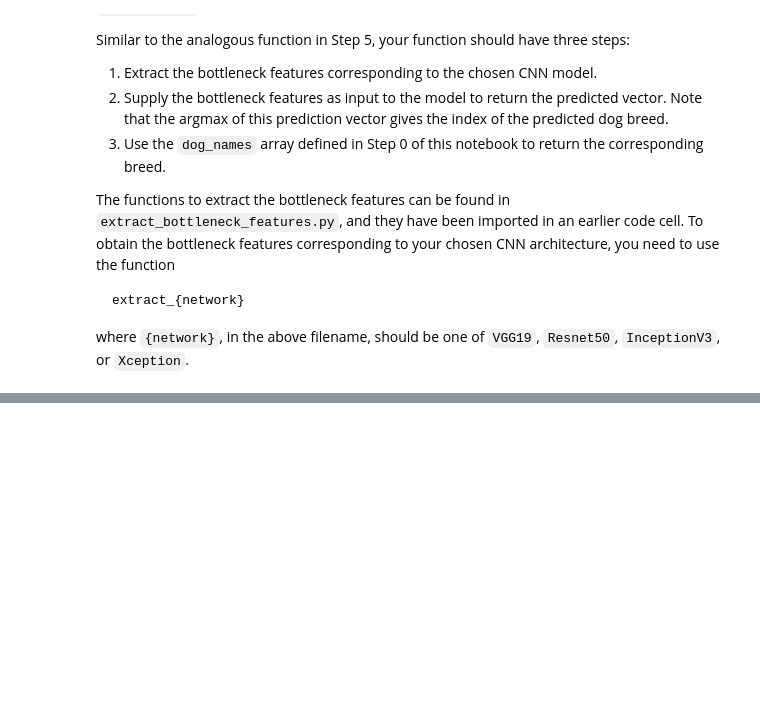
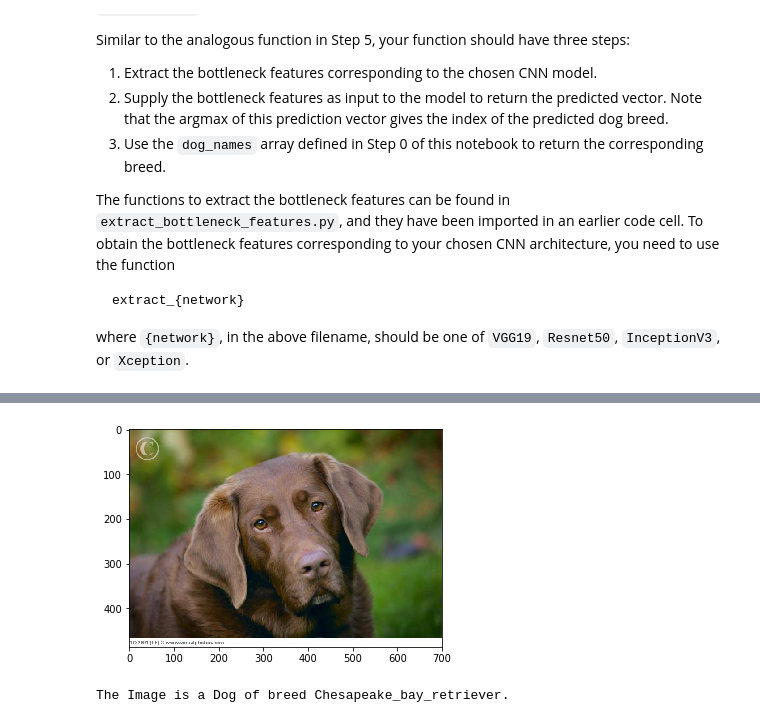
Before and after one commit to felipemartinezs/dog-project, a Jupyter notebook: dog_app.ipynb, the cells around one changed output, grey strips where cells are left out. Drawn from its saved outputs; the diff is of its cells as text; code cells hidden in the pictures; blank space fills up the shorter version.

```diff
--- a/dog_app.ipynb
+++ b/dog_app.ipynb
@@ -554,0 +813,6 @@ __Answer:__
+# %%
+
+dog_detected_breed_Xception('images/Labrador_retriever_06455.jpg')
+# %% [output]
+[figure, added]
+The Image is a Dog of breed Chesapeake_bay_retriever.
```
Also changed, not shown: parts of 39 cells of this notebook, 1 other file.
